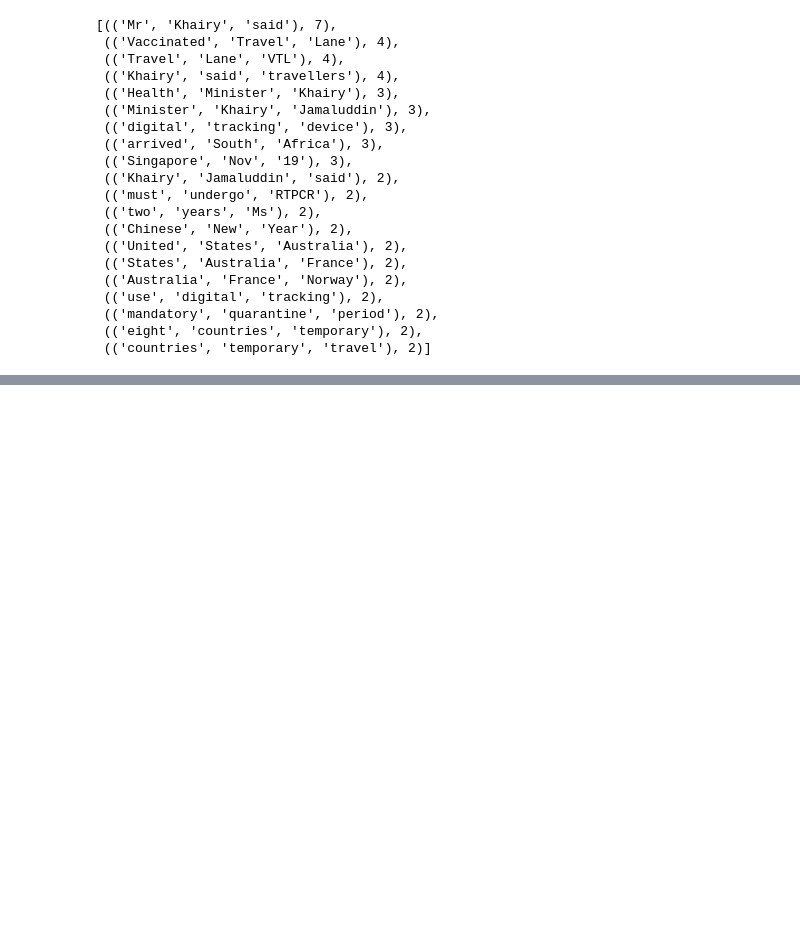
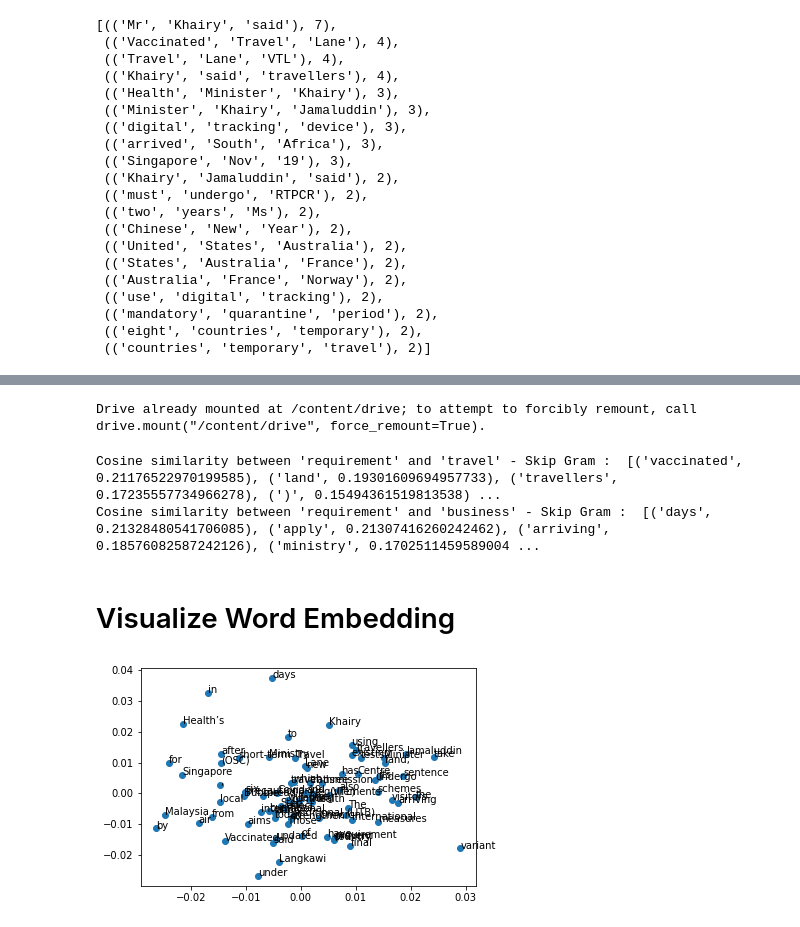
Before and after one commit to krystal826/NLP-Assignment-2, a Jupyter notebook: NLP_Assignment_2.ipynb, the cells around one changed output, grey strips where cells are left out. Saved outputs shown, nothing was run; the diff lists cells and outputs as text; code cells hidden in the pictures; blank space fills up the shorter version.

```diff
--- a/NLP_Assignment_2.ipynb
+++ b/NLP_Assignment_2.ipynb
@@ -184,0 +210,65 @@ df
+# %%
+#  Reads ‘Ass corpus2.txt’ file
+from google.colab import drive
+drive.mount('/content/drive')
+text = open('/content/drive/MyDrive/Ass corpus2.txt', 'r')
+s = text.read()
+# %% [output]
+Drive already mounted at /content/drive; to attempt to forcibly remount, call drive.mount("/content/drive", force_remount=True).
+# %%
+# Replaces escape character with space
+f = s.replace("\n", " ")
+
+data = []
+
+# iterate through each sentence in the file
+for i in sent_tokenize(f):
+    temp = []
+
+    # tokenize the sentence into words
+    for j in word_tokenize(i):
+        temp.append(j.lower())
+
+    data.append(temp)
+# %%
+# Create Skip Gram model
+model = gensim.models.Word2Vec(data, min_count = 1, vector_size = 100, window = 5, sg = 1)
+
+# Print results
+print("Cosine similarity between 'requirement' " +
+          "and 'travel' - Skip Gram : ",
+    model.wv.most_similar('requirement', 'travel'))
+
+print("Cosine similarity between 'requirement' " +
+            "and 'business' - Skip Gram : ",
+    model.wv.most_similar('requirement', 'business'))
+# %% [output]
+Cosine similarity between 'requirement' and 'travel' - Skip Gram :  [('vaccinated', 0.21176522970199585), ('land', 0.19301609694957733), ('travellers', 0.17235557734966278), (')', 0.15494361519813538) ...
+Cosine similarity between 'requirement' and 'business' - Skip Gram :  [('days', 0.21328480541706085), ('apply', 0.21307416260242462), ('arriving', 0.18576082587242126), ('ministry', 0.1702511459589004 ...
+# %% [markdown]
+# Visualize Word Embedding
+# %%
+from sklearn.decomposition import PCA
+from gensim.models import KeyedVectors
+from matplotlib import pyplot
+# define training data
+sentences = [['Malaysia', 'has', 'updated', 'its', 'Covid-19', 'testing', 'requirements', 'for', 'international', 'and', 'local', 'travellers', 'arriving', 'in', 'the', 'country', 'under', 'three', 'travel', 'schemes'],
+			['Those', 'using', 'the', 'Vaccinated', 'Travel', 'Lane', '(VTL)', 'by', 'air', 'and', 'land,', 'the', 'Langkawi', 'International', 'Travel', 'Bubble', '(LITB)', 'and', 'the', 'One', 'Stop', 'Centre', '(OSC)', 'for', 'short-term', 'business', 'visitors', 'will', 'have', 'to', 'undergo', 'additional', 'Covid-19', 'tests', 'for', 'six', 'days', 'after', 'arriving', 'in', 'Malaysia'],
+			['The', 'new', 'requirement', 'will', 'also', 'apply', 'to', 'travellers', 'from', 'Singapore'],
+			['Health', 'Minister', 'Khairy', 'Jamaluddin', 'said', 'the', 'requirement', ',', 'which', 'will', 'take', 'effect', 'from', 'today', 'aims', 'to', 'strengthen', 'the', 'Ministry', 'of', 'Health’s', 'existing', 'precautionary', 'and', 'control', 'measures', 'to', 'prevent', 'the', 'transmission', 'and', 'spread', 'of', 'the', 'Omicron', 'variant', 'in', 'the', 'country'],
+			['and', 'the', 'final', 'sentence']]
+# train model
+model = Word2Vec(sentences, min_count=1)
+# fit a 2d PCA model to the vectors
+vocab = list(model.wv.key_to_index)
+X = model.wv[vocab]
+pca = PCA(n_components=2)
+result = pca.fit_transform(X)
+# create a scatter plot of the projection
+pyplot.scatter(result[:, 0], result[:, 1])
+words = list(model.wv.key_to_index)
+for i, word in enumerate(words):
+	pyplot.annotate(word, xy=(result[i, 0], result[i, 1]))
+pyplot.show()
+# %% [output]
+[figure, added]
```
Also changed, not shown: parts of 18 cells of this notebook.
